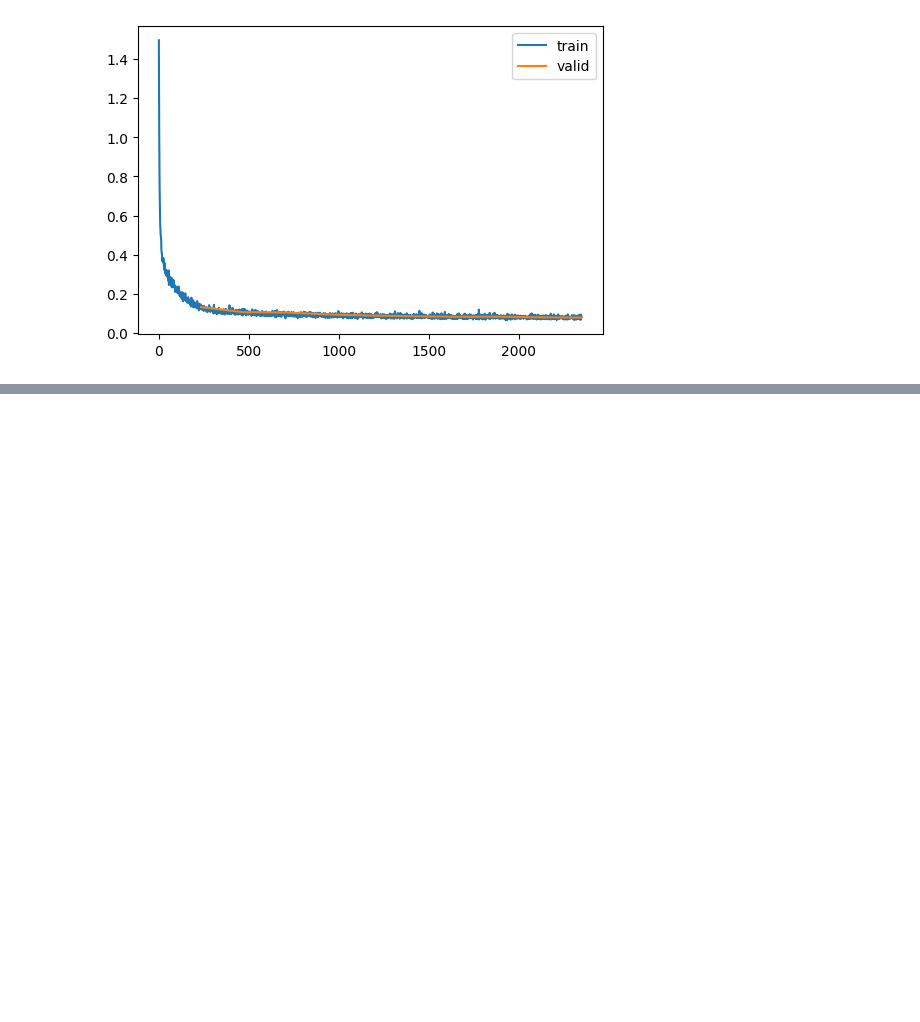
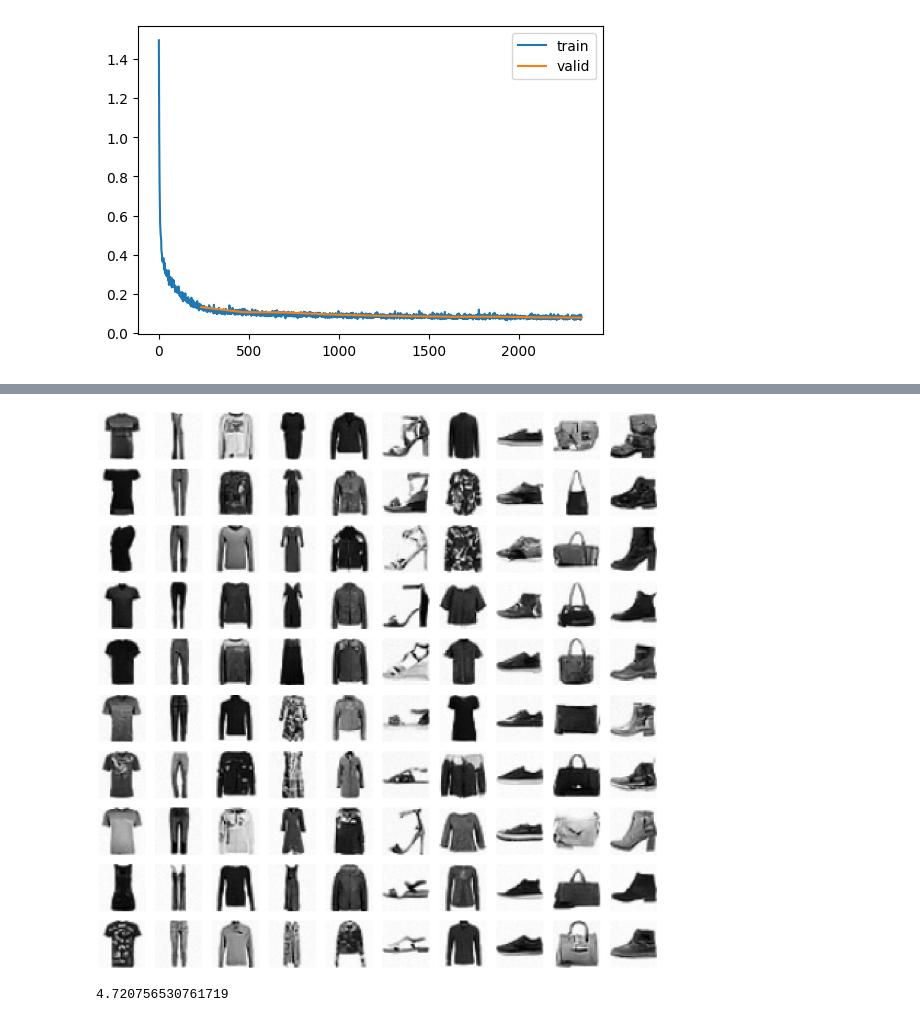
Before and after one commit to pranay8297/DDPM-DDIM-Karras, a Jupyter notebook: flow_matching_fmnist.ipynb, the cells around one changed output, grey strips where cells are left out. Saved outputs shown, nothing was run; the diff lists cells and outputs as text; code cells hidden in the pictures; blank space fills up the shorter version.

```diff
--- a/flow_matching_fmnist.ipynb
+++ b/flow_matching_fmnist.ipynb
@@ -639,0 +676,10 @@ torch.save(learner.model, mdl_path/'flow_matching_v2.pkl')
+# %%
+model = torch.load(mdl_path/'flow_matching_v2.pkl')
+out = sample(model)
+show_images(out, nrows = 10)
+# %% [output]
+[figure, added]
+# %%
+fid(out.cpu())
+# %% [output]
+4.720756530761719
```
Also changed, not shown: parts of 8 cells of this notebook.
